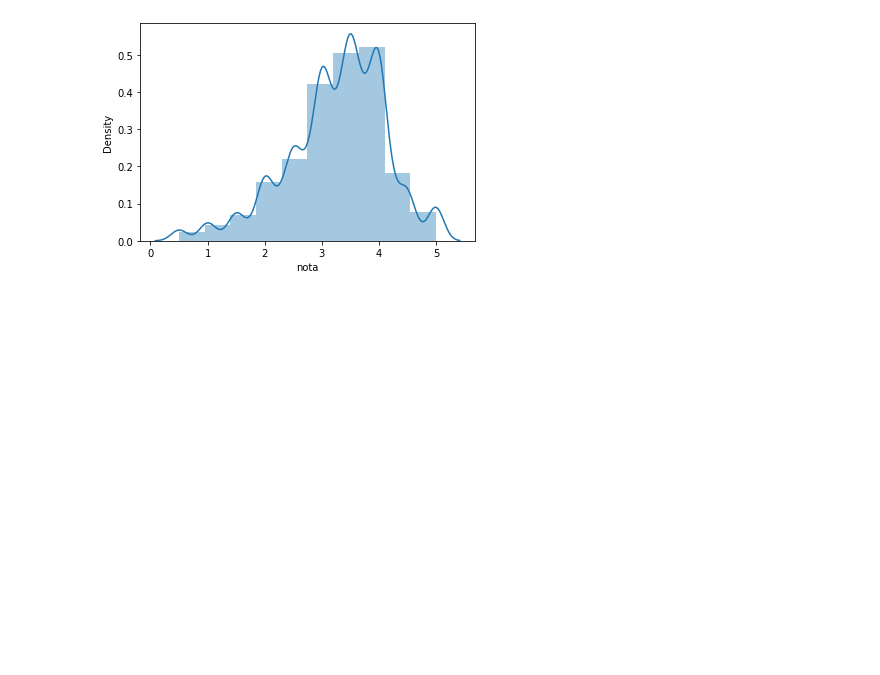
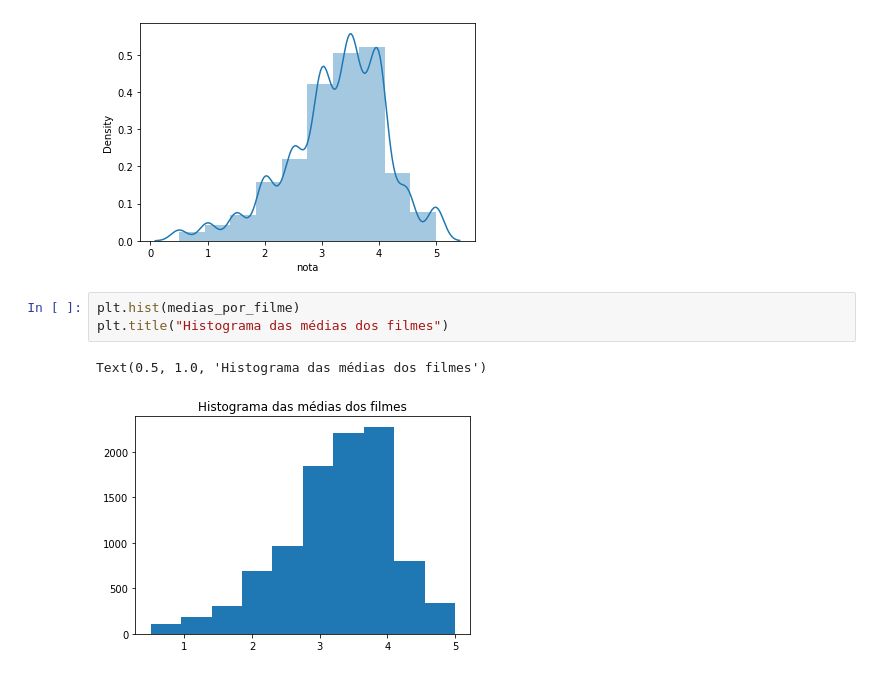
Before and after one commit to brunon-dev/intro-data-science, a Jupyter notebook: IntroDataScience.ipynb, the cells around one changed output. Cells and saved outputs as stored; diff of their text form; blank space fills up the shorter version.

```diff
--- a/IntroDataScience.ipynb
+++ b/IntroDataScience.ipynb
@@ -148,3 +157,9 @@ sns.distplot(medias_por_filme, bins=10)
 # %% [output]
 <matplotlib.axes._subplots.AxesSubplot at 0x...>
 [figure]
+# %%
+plt.hist(medias_por_filme)
+plt.title("Histograma das médias dos filmes")
+# %% [output]
+Text(0.5, 1.0, 'Histograma das médias dos filmes')
+[figure, added]
```
Also changed, not shown: parts of 1 cell of this notebook.
